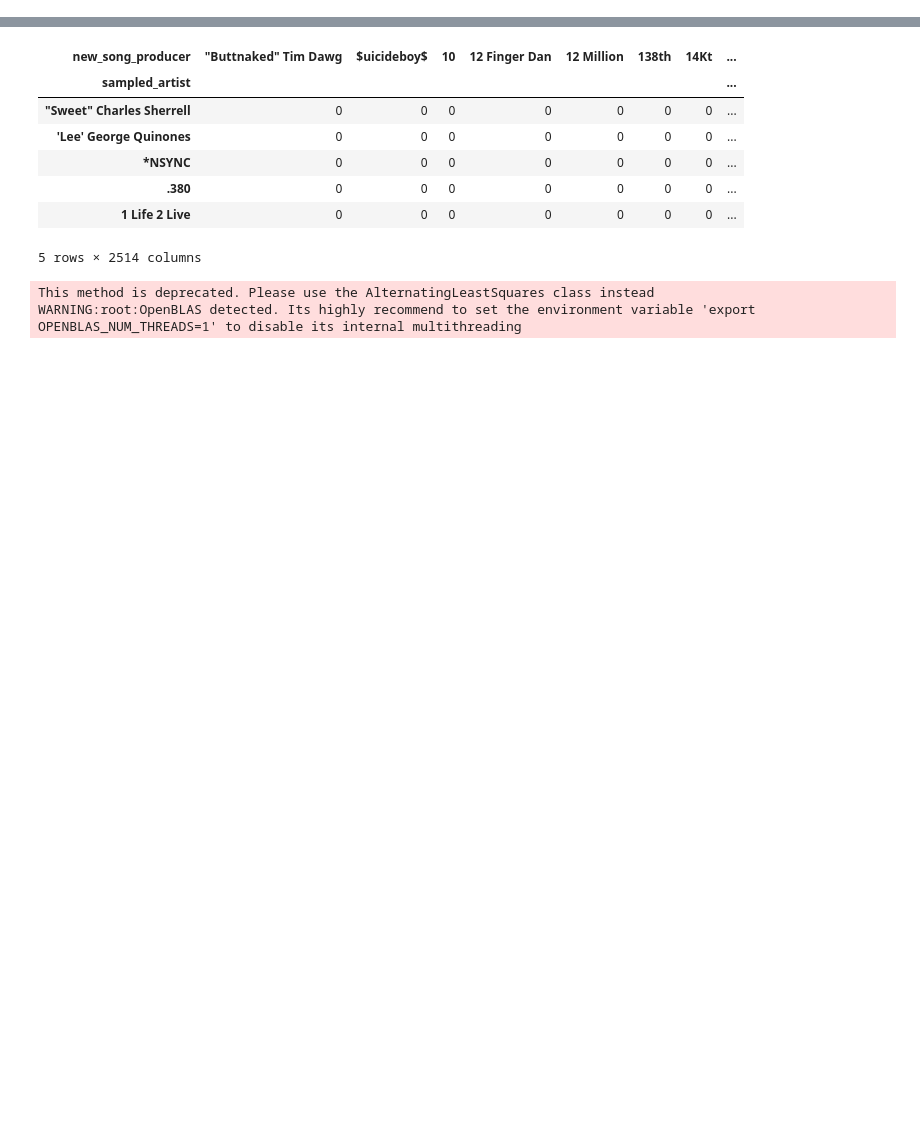
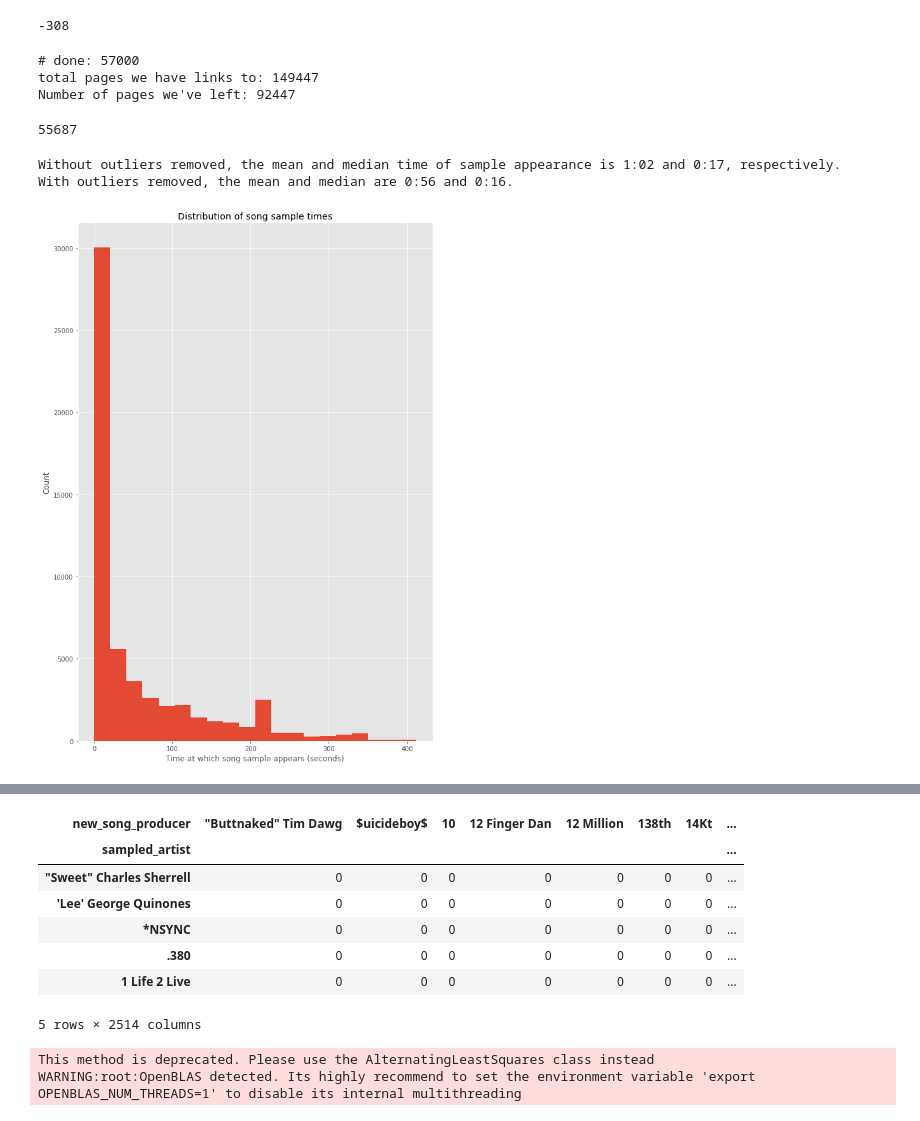
Before and after one commit to Jesse-Kerr/recordmender, a Jupyter notebook: EDA + model.ipynb, the cells around one changed output, grey strips where cells are left out. Saved outputs shown, nothing was run; the diff lists cells and outputs as text; code cells hidden in the pictures; blank space fills up the shorter version.

```diff
--- a/EDA + model.ipynb
+++ b/EDA + model.ipynb
@@ -22,0 +33,23 @@ utility_to_song, utility_to_artist, df = from_mongo_collection_to_utility_matrix
+# %%
+print(len(prods_in_df) - (len(producers_to_do) + len(prods_done)))
+# %% [output]
+-308
+# %%
+#pages we've done
+done_URLS = set(db.main_redo.distinct('URL'))
+print("# done: {}".format(len(done_URLS)))
+
+#total pages we have links to
+song_sample_pages = db.song_sample_pages.find({}, {"link": 1, "_id": 0})
+song_sample_pages = set([element['link'] for element in song_sample_pages])
+
+print("total pages we have links to: {}".format(len(song_sample_pages)))
+
+#total pages we've left
+song_sampled_pages_to_do = song_sample_pages.difference(done_URLS)
+
+print("Number of pages we've left: {}".format(len(song_sampled_pages_to_do)))
+# %% [output]
+# done: 57000
+total pages we have links to: 149447
+Number of pages we've left: 92447
@@ -23,14 +58,20 @@ utility_to_song, utility_to_artist, df = from_mongo_collection_to_utility_matrix
+# %%
+len(df.URL.unique())
+# %% [output]
+55687
 # %%
 #Plot distribution of song_sample_times
 
 subset = df.sample(n = 50)
 
 # #Filter out "None Listed" in the time column
-subset = subset[subset.time_in_sampled_song_where_sample_appears != "None Listed"]
+df = df[df.time_in_sampled_song_where_sample_appears != "None Listed"]
+
+df = df[df.time_in_sampled_song_where_sample_appears.str.contains(":")]
 
 # #Make new column with the number of seconds into a song the sample appears.
-subset['seconds_into_song'] = \
-        subset.time_in_sampled_song_where_sample_appears.apply(
+df['seconds_into_song'] = \
+        df.time_in_sampled_song_where_sample_appears.apply(
         lambda x: x.split(":")).apply(
         lambda x: int(x[0]) * 60 +int(x[1]))
 
@@ -49,52 +90,57 @@ def get_mean_or_median_from_column(column, stat):
     else:
         time = minutes + ":0" + str(seconds)
     return time
 
-def filter_df_outside_three_sds(column):
+def filter_df_outside_three_sds(column, df):
 
     '''
     Takes a column and calculates mean and std, then removes anything above that outer outlier bound.
     '''
     standard_deviation = column.std()
     outer_outlier_bound = np.mean(column) + 3 * standard_deviation
-    filtered_subset = subset[subset.seconds_into_song < outer_outlier_bound]
-    return filtered_subset
+    filtered_df = df[column < outer_outlier_bound]
+    return filtered_df
 
-mean_time = get_mean_or_median_from_column(subset.seconds_into_song, np.mean)
-median_time = get_mean_or_median_from_column(subset.seconds_into_song, np.median)
+mean_time = get_mean_or_median_from_column(df.seconds_into_song, np.mean)
+median_time = get_mean_or_median_from_column(df.seconds_into_song, np.median)
 
-filtered_subset = filter_df_outside_three_sds(subset.seconds_into_song)
+filtered_df = filter_df_outside_three_sds(df.seconds_into_song, df)
 
-filtered_mean_time = get_mean_or_median_from_column(filtered_subset.seconds_into_song, np.mean)
-filtered_median_time = get_mean_or_median_from_column(filtered_subset.seconds_into_song, np.median)
+filtered_mean_time = get_mean_or_median_from_column(filtered_df.seconds_into_song, np.mean)
+filtered_median_time = get_mean_or_median_from_column(filtered_df.seconds_into_song, np.median)
 
 print(
 "Without outliers removed, the mean and median time of sample appearance is {} and {}, respectively.\n\
 With outliers removed, the mean and median are {} and {}."
     .format(mean_time, median_time, filtered_mean_time, filtered_median_time))
 
 fig, ax = plt.subplots(figsize = (10, 15))
 # ax.boxplot(filtered_subset.seconds_into_song)
+ax.set(xlabel = "Time at which song sample appears (seconds)", ylabel = "Count", title = "Distribution of song sample times")
+_ = ax.hist(filtered_df.seconds_into_song, bins = 20)
 
 # get max time at which sample was taken
 # max_time = np.max(filtered_subset.seconds_into_song)
 # minutes = np.arange(0, max_time/60, 1)
 # times = [str(minute) + ":00" for minute in minutes]
-import matplotlib.dates as md
-xlocator = md.MinuteLocator(byminute=[0,15,30,45], interval = 1)
-_ = ax.hist(filtered_subset.seconds_into_song, bins = 20)
+# import matplotlib.dates as md
+# xlocator = md.MinuteLocator(byminute=[0,15,30,45], interval = 1)
 
-seclocator = md.SecondLocator(bysecond=[20, 40])
-minlocator = md.MinuteLocator(byminute=range(60))  # range(60) is the default
+# seclocator = md.SecondLocator(bysecond=[20, 40])
+# minlocator = md.MinuteLocator(byminute=range(60))  # range(60) is the default
 
-seclocator.MAXTICKS = 40000
-minlocator.MAXTICKS = 40000
+# seclocator.MAXTICKS = 40000
+# minlocator.MAXTICKS = 40000
 
-ax.xaxis.set_major_locator(minlocator)
-plt.setp(ax.xaxis.get_majorticklabels(), rotation=90)
+# ax.xaxis.set_major_locator(minlocator)
+# plt.setp(ax.xaxis.get_majorticklabels(), rotation=90)
 
-ax.xaxis.set_minor_locator(seclocator)
-plt.setp(ax.xaxis.get_minorticklabels(), rotation=90)
+# ax.xaxis.set_minor_locator(seclocator)
+# plt.setp(ax.xaxis.get_minorticklabels(), rotation=90)
+# %% [output]
+Without outliers removed, the mean and median time of sample appearance is 1:02 and 0:17, respectively.
+With outliers removed, the mean and median are 0:56 and 0:16.
+[figure, added]
 # %%
 
 # max_minutes = int(np.floor(/60) ) +1
```
Also changed, not shown: parts of 22 cells of this notebook, 6 other files.
